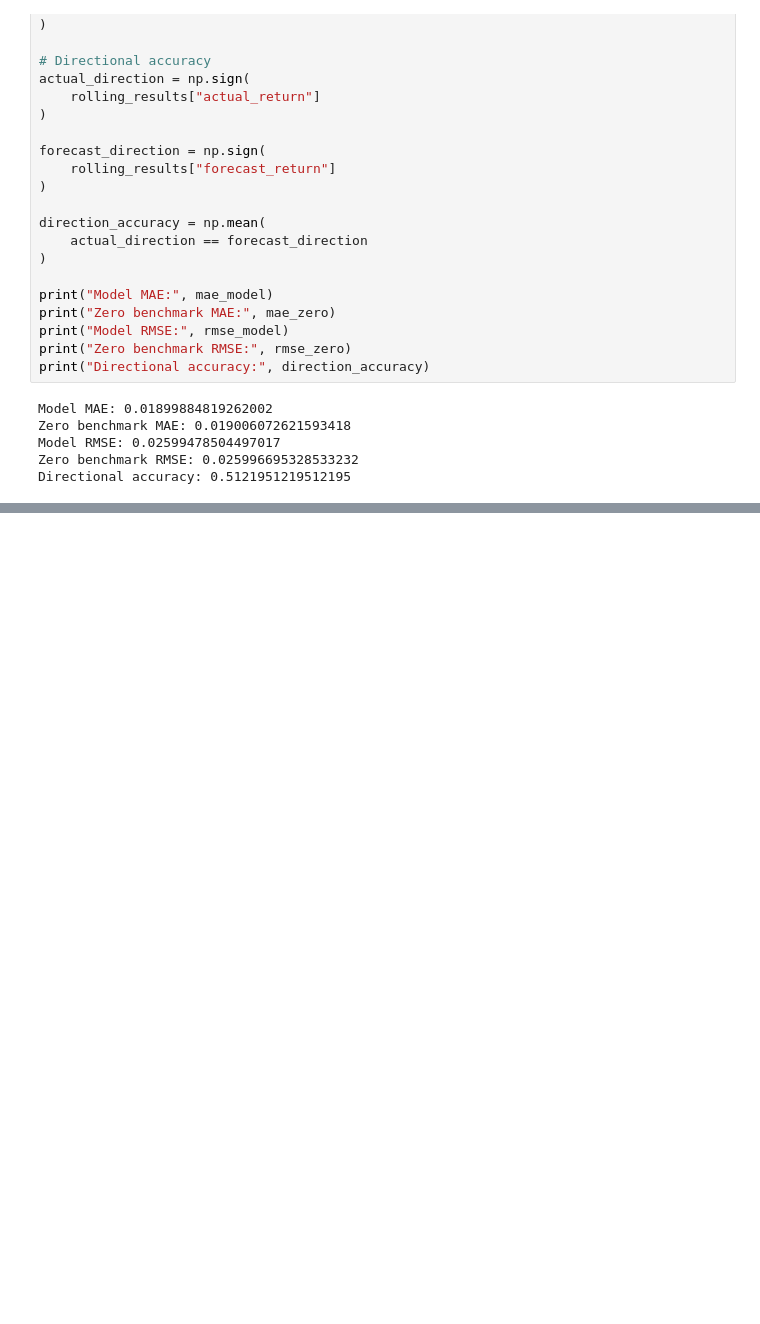
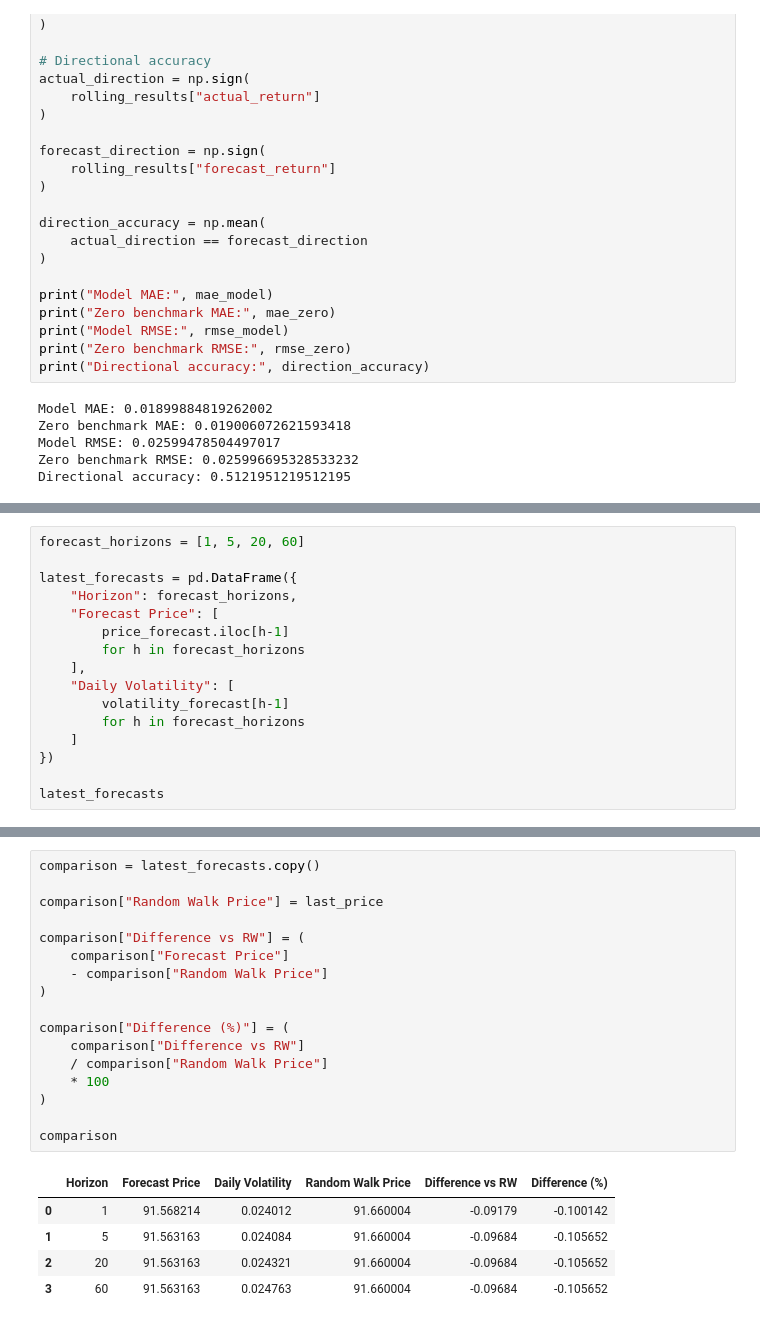
Before and after one commit to YYYJAA/OilForecastQF, a Jupyter notebook: gp_arma_garch.ipynb, the cells around one changed output, grey strips where cells are left out. Cells and saved outputs as stored; diff of their text form; blank space fills up the shorter version.

```diff
--- a/gp_arma_garch.ipynb
+++ b/gp_arma_garch.ipynb
@@ -606,0 +710,16 @@ Directional accuracy: 0.5121951219512195
+# %%
+forecast_horizons = [1, 5, 20, 60]
+
+latest_forecasts = pd.DataFrame({
+    "Horizon": forecast_horizons,
+    "Forecast Price": [
+        price_forecast.iloc[h-1]
+        for h in forecast_horizons
+    ],
+    "Daily Volatility": [
+        volatility_forecast[h-1]
+        for h in forecast_horizons
+    ]
+})
+
+latest_forecasts
@@ -606,0 +732,23 @@ Directional accuracy: 0.5121951219512195
+# %%
+comparison = latest_forecasts.copy()
+
+comparison["Random Walk Price"] = last_price
+
+comparison["Difference vs RW"] = (
+    comparison["Forecast Price"]
+    - comparison["Random Walk Price"]
+)
+
+comparison["Difference (%)"] = (
+    comparison["Difference vs RW"]
+    / comparison["Random Walk Price"]
+    * 100
+)
+
+comparison
+# %% [output]
+|  | Horizon | Forecast Price | Daily Volatility | Random Walk Price | Difference vs RW | Difference (%) |
+| 0 | 1 | 91.568214 | 0.024012 | 91.660004 | -0.09179 | -0.100142 |
+| 1 | 5 | 91.563163 | 0.024084 | 91.660004 | -0.09684 | -0.105652 |
+| 2 | 20 | 91.563163 | 0.024321 | 91.660004 | -0.09684 | -0.105652 |
+| 3 | 60 | 91.563163 | 0.024763 | 91.660004 | -0.09684 | -0.105652 |
```
Also changed, not shown: parts of 13 cells of this notebook.
